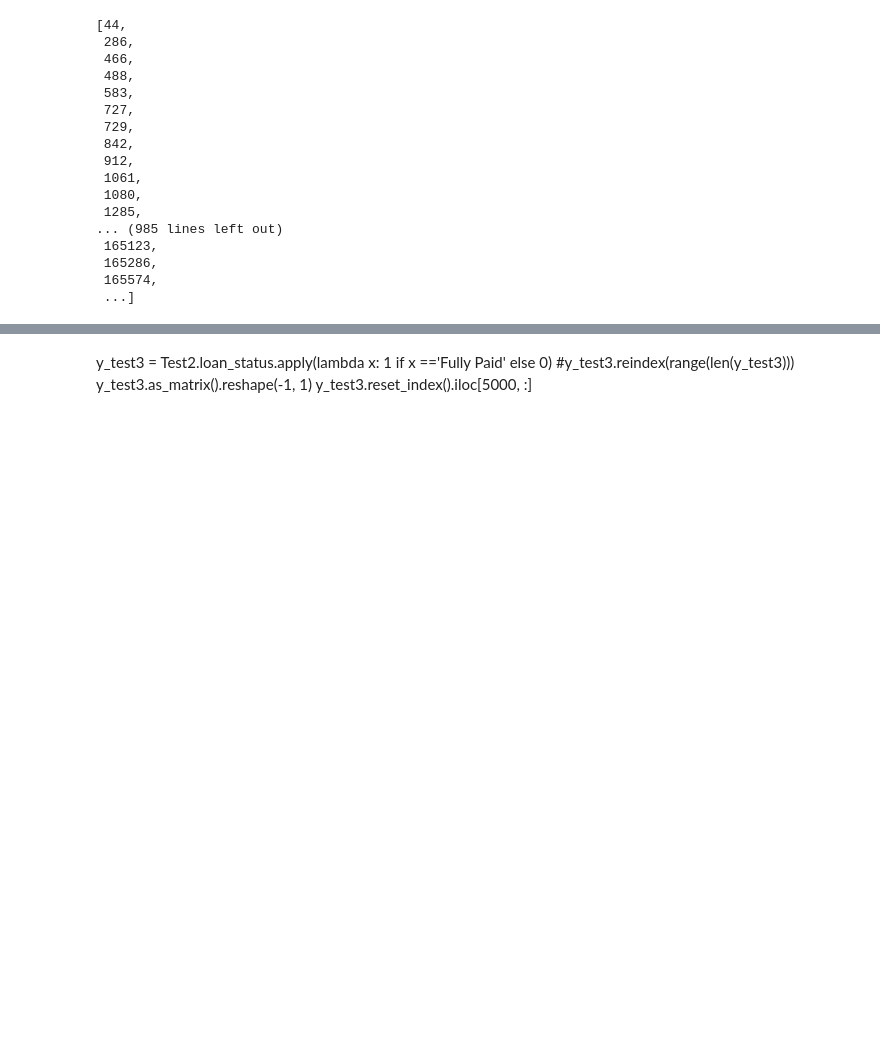
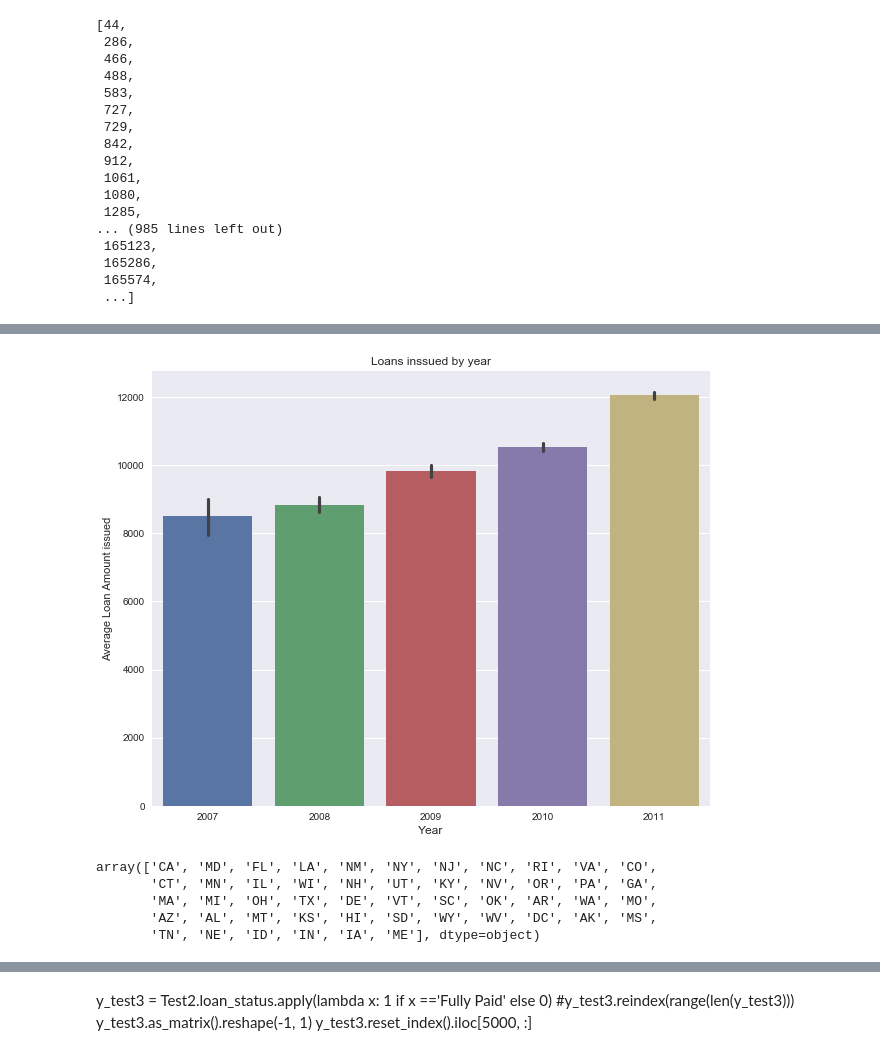
Before and after one commit to alexzhongyiz/TDI_nov_19, a Jupyter notebook: Untitled.ipynb, the cells around one changed output, grey strips where cells are left out. Saved outputs shown, nothing was run; the diff lists cells and outputs as text; code cells hidden in the pictures; blank space fills up the shorter version.

```diff
--- a/Untitled.ipynb
+++ b/Untitled.ipynb
@@ -946,0 +984,29 @@ X_test2.iloc[y_test2.iloc[y_test2.reset_index().index[super_wrong_pred]].index].
+# %%
+def issued_date_to_year(date_str):
+    if pd.isnull(date_str):return date_str
+    month, yr = date_str.split("-")[0], date_str.split("-")[1]
+    return '19'+yr if yr > '19' else '20'+ yr
+
+issued_yr = df1.issue_d[:5].apply(issued_date_to_year)
+
+pd.to_datetime(issued_yr).dt.year
+# %%
+dt_series = df1.issue_d.apply(issued_date_to_year)
+df1['issued_year'] = pd.to_datetime(dt_series).dt.year
+# %%
+plt.figure(figsize = (10, 8))
+sns.barplot('issued_year', 'loan_amnt', data = df1)
+plt.title('Loans inssued by year')
+plt.xlabel("Year", fontsize = 12)
+plt.ylabel('Average Loan Amount issued')
+plt.show()
+# %% [output]
+[figure, added]
+# %%
+df1.addr_state.unique()
+# %% [output]
+array(['CA', 'MD', 'FL', 'LA', 'NM', 'NY', 'NJ', 'NC', 'RI', 'VA', 'CO',
+       'CT', 'MN', 'IL', 'WI', 'NH', 'UT', 'KY', 'NV', 'OR', 'PA', 'GA',
+       'MA', 'MI', 'OH', 'TX', 'DE', 'VT', 'SC', 'OK', 'AR', 'WA', 'MO',
+       'AZ', 'AL', 'MT', 'KS', 'HI', 'SD', 'WY', 'WV', 'DC', 'AK', 'MS',
+       'TN', 'NE', 'ID', 'IN', 'IA', 'ME'], dtype=object)
```
Also changed, not shown: parts of 17 cells of this notebook.
